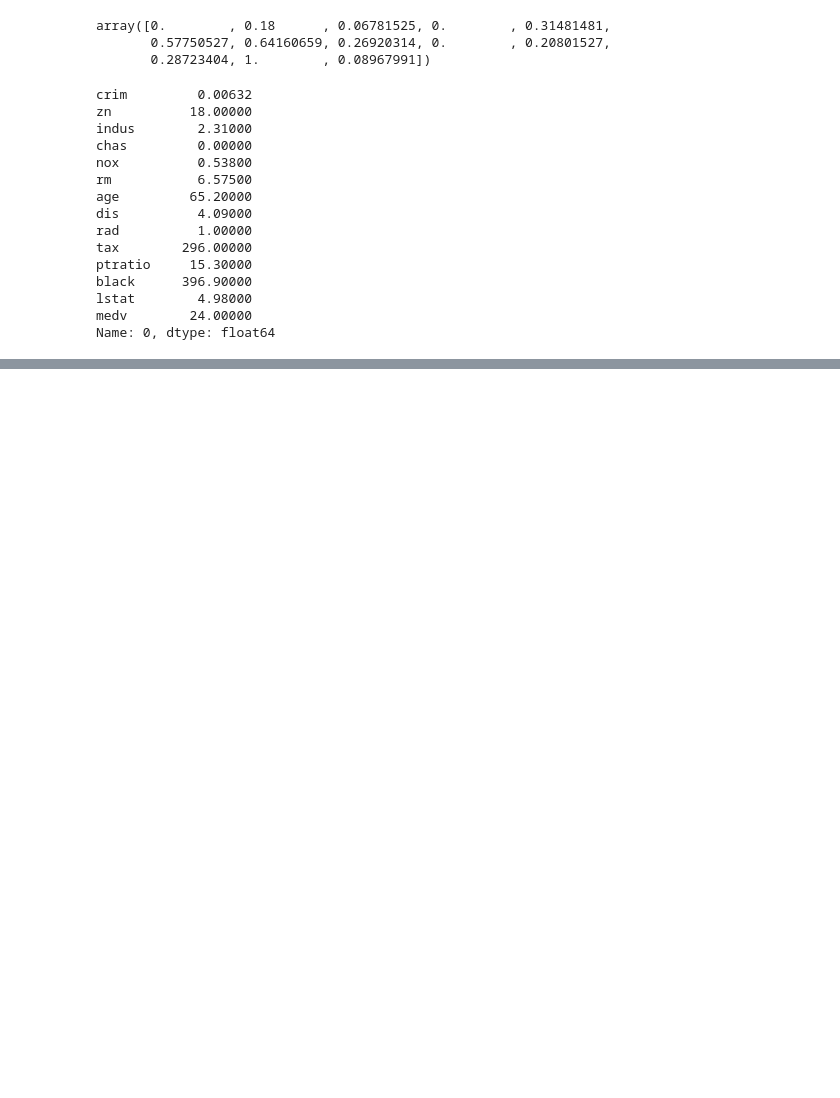
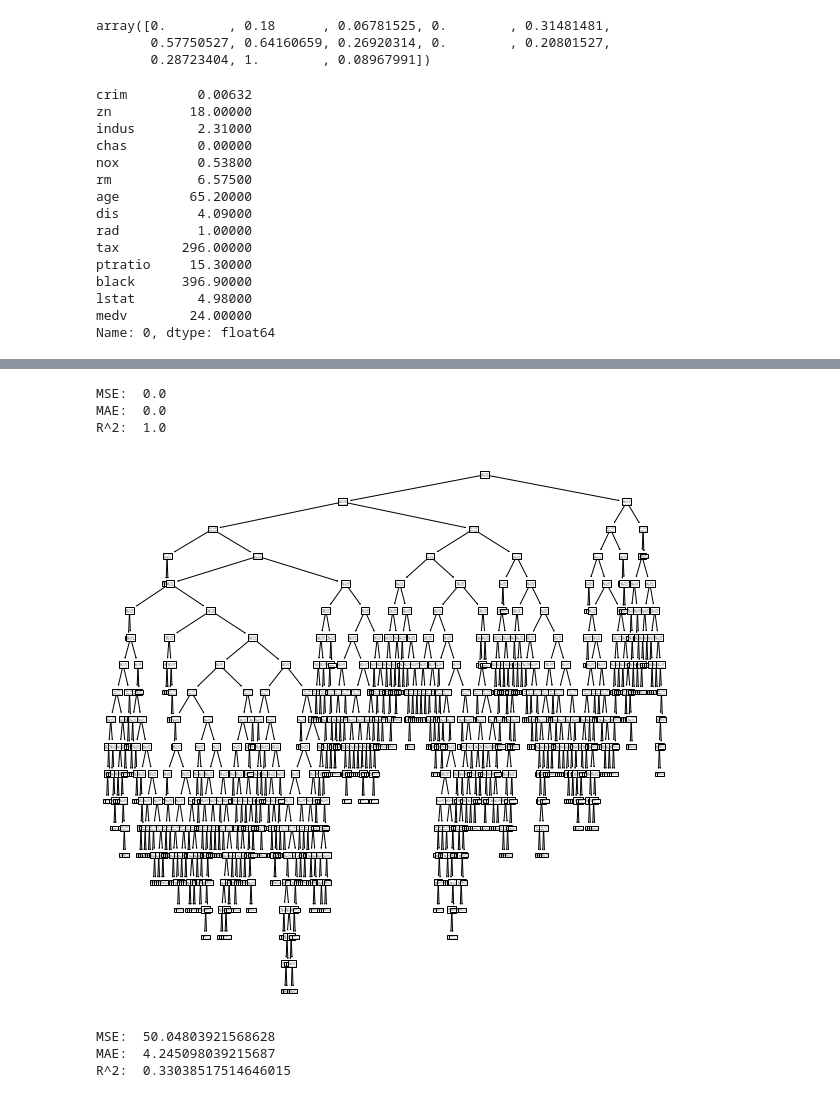
Before and after one commit to Maxibrionest/FMY-1.1.2, a Jupyter notebook: Entrega2/Entrega2_FMY.ipynb, the cells around one changed output, grey strips where cells are left out. Cells and saved outputs as stored; diff of their text form; code cells hidden in the pictures; blank space fills up the shorter version.

```diff
--- a/Entrega2/Entrega2_FMY.ipynb
+++ b/Entrega2/Entrega2_FMY.ipynb
@@ -1223,0 +1251,23 @@ Name: 0, dtype: float64
+# %%
+from sklearn.metrics import mean_squared_error
+from sklearn.metrics import mean_absolute_error
+from sklearn.metrics import r2_score
+
+mse = mean_squared_error(Y, YhatDT)
+mae = mean_absolute_error(Y, YhatDT)
+R2 = r2_score(Y, YhatDT)
+
+print("MSE: ",mse)
+print("MAE: ",mae)
+print("R^2: ",R2)
+# %% [output]
+MSE:  0.0
+MAE:  0.0
+R^2:  1.0
+# %%
+import matplotlib.pyplot as plt
+from sklearn import tree
+plt.subplots(1,1,figsize=(10,10))
+_= tree.plot_tree(mo2)
+# %% [output]
+[figure, added]
@@ -1223,0 +1277,23 @@ Name: 0, dtype: float64
+# %%
+from sklearn.tree import DecisionTreeRegressor
+
+mo3 = DecisionTreeRegressor()
+mo3.fit(Xtrain, Ytrain)
+
+YhatDT = mo3.predict(Xtest)
+
+from sklearn.metrics import mean_squared_error
+from sklearn.metrics import mean_absolute_error
+from sklearn.metrics import r2_score
+
+mse = mean_squared_error(Ytest, YhatDT)
+mae = mean_absolute_error(Ytest, YhatDT)
+R2 = r2_score(Ytest, YhatDT)
+
+print("MSE: ",mse)
+print("MAE: ",mae)
+print("R^2: ",R2)
+# %% [output]
+MSE:  50.04803921568628
+MAE:  4.245098039215687
+R^2:  0.33038517514646015
```
Also changed, not shown: parts of 11 cells of this notebook.
